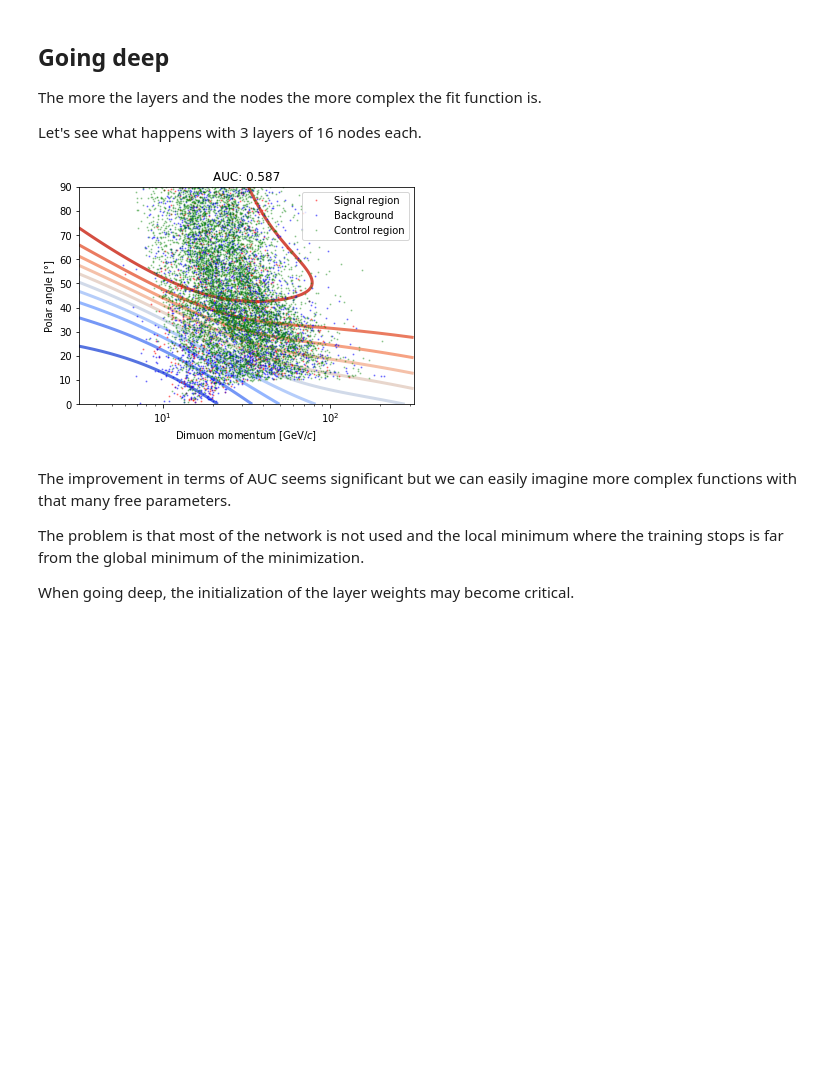
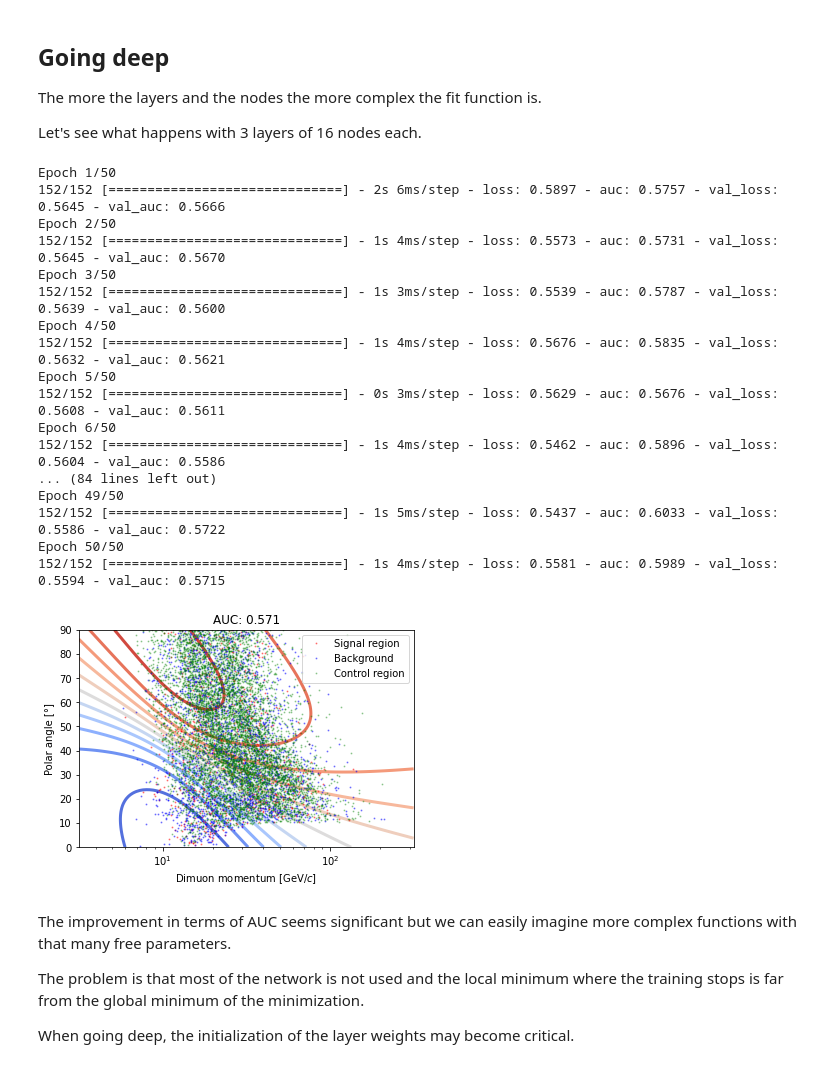
Before and after one commit to tommasoboccali/ml_infn_hackBase, a Jupyter notebook: lucio1.ipynb, the cells around one changed output. Drawn from its saved outputs; the diff is of its cells as text; code cells hidden in the pictures; blank space fills up the shorter version.

```diff
--- a/lucio1.ipynb
+++ b/lucio1.ipynb
@@ -504,16 +541,33 @@ The more the layers and the nodes the more complex the fit function is.
 Let's see what happens with 3 layers of 16 nodes each.
 # %%
 dnn = create_model(n_layers=3, n_nodes = 16)
-history_dnn = dnn.fit (X, y, epochs=50, validation_split=0.5, verbose=False)
+history_dnn = dnn.fit (X, y, epochs=50, validation_split=0.5, verbose=True)
 prep_p = (np.log(p) - np.log(df['p'].mean()))/(np.log(np.std(df['p'])))
 prep_theta = (theta - theta.mean()) / np.std(theta)
 
 yNN = dnn.predict ((np.stack([prep_p.flatten(), prep_theta.flatten()], axis = -1)))
 
 plt.title (f"AUC: {history_dnn.history['val_auc'][-1]:.3f}")
 make_plot (p, theta, yNN)
 # %% [output]
+Epoch 1/50
+152/152 [==============================] - 2s 6ms/step - loss: 0.5897 - auc: 0.5757 - val_loss: 0.5645 - val_auc: 0.5666
+Epoch 2/50
+152/152 [==============================] - 1s 4ms/step - loss: 0.5573 - auc: 0.5731 - val_loss: 0.5645 - val_auc: 0.5670
+Epoch 3/50
+152/152 [==============================] - 1s 3ms/step - loss: 0.5539 - auc: 0.5787 - val_loss: 0.5639 - val_auc: 0.5600
+Epoch 4/50
+152/152 [==============================] - 1s 4ms/step - loss: 0.5676 - auc: 0.5835 - val_loss: 0.5632 - val_auc: 0.5621
+Epoch 5/50
+152/152 [==============================] - 0s 3ms/step - loss: 0.5629 - auc: 0.5676 - val_loss: 0.5608 - val_auc: 0.5611
+Epoch 6/50
+152/152 [==============================] - 1s 4ms/step - loss: 0.5462 - auc: 0.5896 - val_loss: 0.5604 - val_auc: 0.5586
+... (84 lines left out)
+Epoch 49/50
+152/152 [==============================] - 1s 5ms/step - loss: 0.5437 - auc: 0.6033 - val_loss: 0.5586 - val_auc: 0.5722
+Epoch 50/50
+152/152 [==============================] - 1s 4ms/step - loss: 0.5581 - auc: 0.5989 - val_loss: 0.5594 - val_auc: 0.5715
-[figure, old version]
+[figure, new version]
 # %% [markdown]
 The improvement in terms of AUC seems significant but we can easily imagine more complex functions with that many free parameters.
 
```
Also changed, not shown: parts of 20 cells of this notebook, 1 other file.
